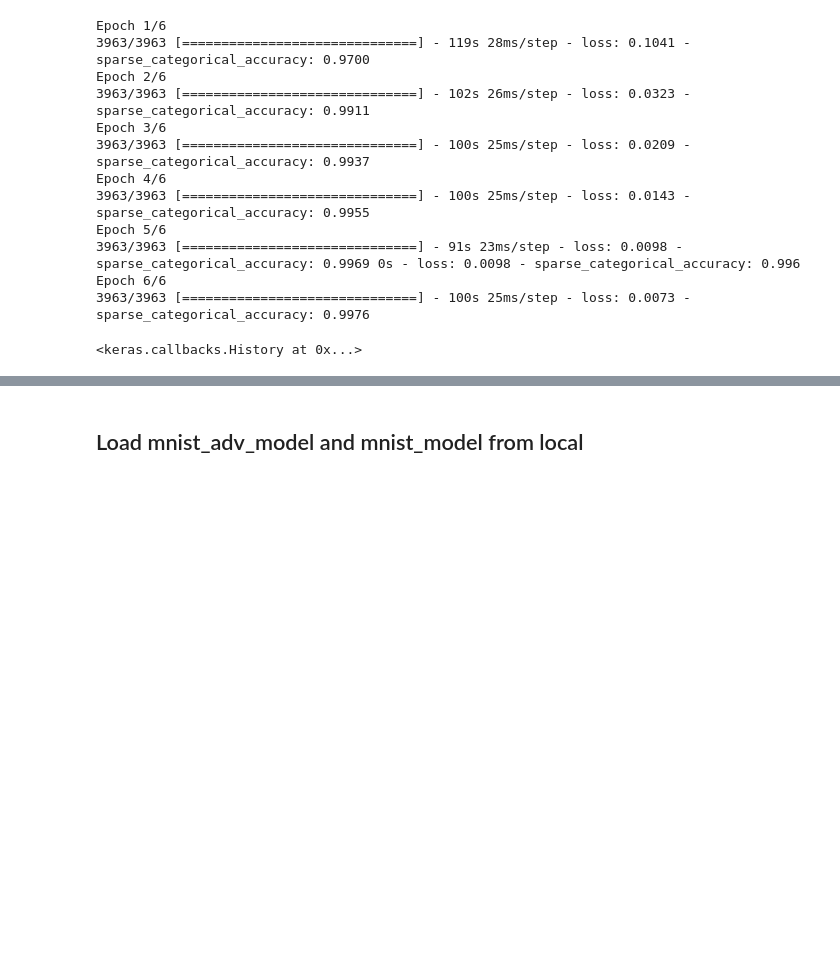
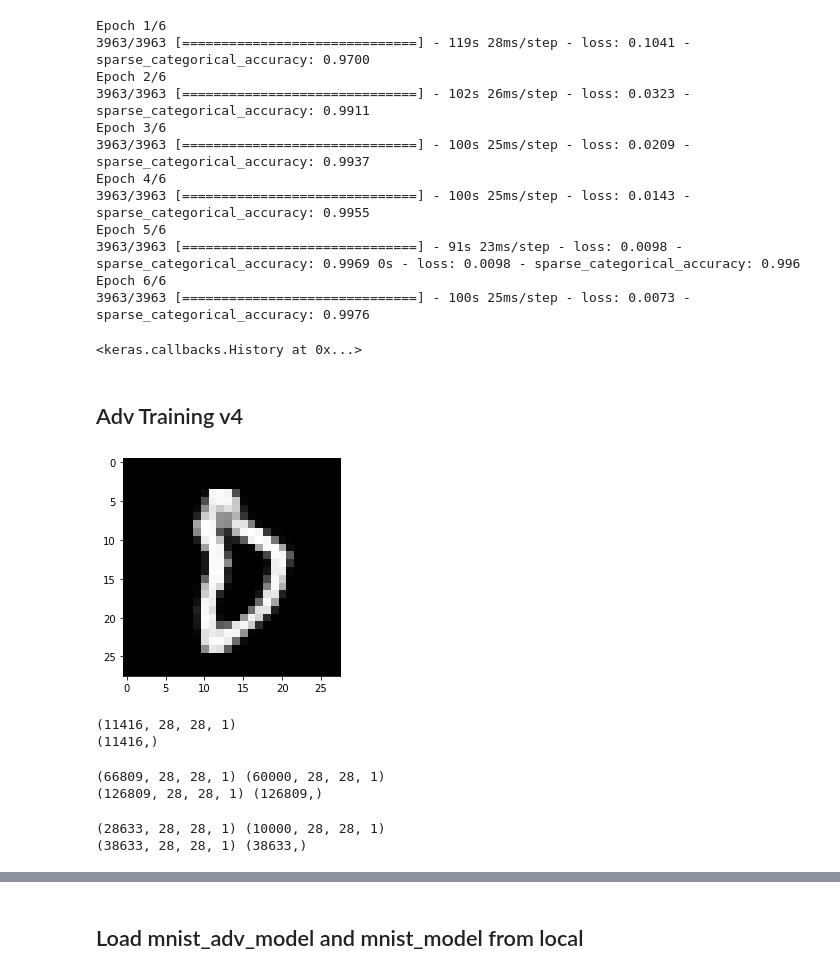
Before and after one commit to hiskuDN/acgan-adv-training-mod, a Jupyter notebook: train_adv.ipynb, the cells around one changed output, grey strips where cells are left out. Drawn from its saved outputs; the diff is of its cells as text; code cells hidden in the pictures; blank space fills up the shorter version.

Commit message:
add adv_model_v4 training and testing

```diff
--- a/train_adv.ipynb
+++ b/train_adv.ipynb
@@ -546,3 +546,39 @@ Epoch 6/6
 # %%
 # save model_adv
 model_adv_v3_2.save('assets/models/mnist_adv_model_v3_2.h5')
+# %% [markdown]
+## Adv Training v4
+# %%
+# load mnist_adv dataset
+# adv_path = 'assets/data/mnist_adv/'
+adv_path = 'mnist_zico_defense_by_attack_with_z5/'
+adv_files = []
+X_5 = []
+y_5 = []
+
+# for loop to load all the images
+for source in range(10):
+    for target in range(10):
+        if(source != target):
+          file = np.load(adv_path + 'from' + str(source) + 'to' + str(target) + '.npz')
+          adv_files.append(file)
+          y_5.extend(np.full(len(file['adv_imgs']), source).tolist())
+
+keys = adv_files[0].files
+
+for file in adv_files:
+  with file as data:
+      X_5.extend(data[keys[0]])
+
+X_5 = np.array(X_5)
+y_5 = np.array(y_5)
+y_one_hot_2 = np.take(np.eye(10), y_5, axis=0)
+
+plt.imshow(X_5[0], cmap='gray')
+plt.show()
+print(X_5.shape)
+print(y_5.shape)
+# %% [output]
+[figure, added]
+(11416, 28, 28, 1)
+(11416,)
@@ -548,0 +590,20 @@ model_adv_v3_2.save('assets/models/mnist_adv_model_v3_2.h5')
+# %%
+print(X_train.shape, ds_train_images.shape)
+
+ds_train_adv_images = np.concatenate((ds_train_images, X_train), axis=0)
+ds_train_adv_labels = np.concatenate((ds_train_labels, y_train), axis=0)
+
+print(ds_train_adv_images.shape, ds_train_adv_labels.shape)
+# %% [output]
+(66809, 28, 28, 1) (60000, 28, 28, 1)
+(126809, 28, 28, 1) (126809,)
+# %%
+print(X_test.shape, ds_test_images.shape)
+
+ds_test_adv_images = np.concatenate((ds_test_images, X_test), axis=0)
+ds_test_adv_labels = np.concatenate((ds_test_labels, y_test), axis=0)
+
+print(ds_test_adv_images.shape, ds_test_adv_labels.shape)
+# %% [output]
+(28633, 28, 28, 1) (10000, 28, 28, 1)
+(38633, 28, 28, 1) (38633,)
```
Also changed, not shown: parts of 4 cells of this notebook, 1 other file.
